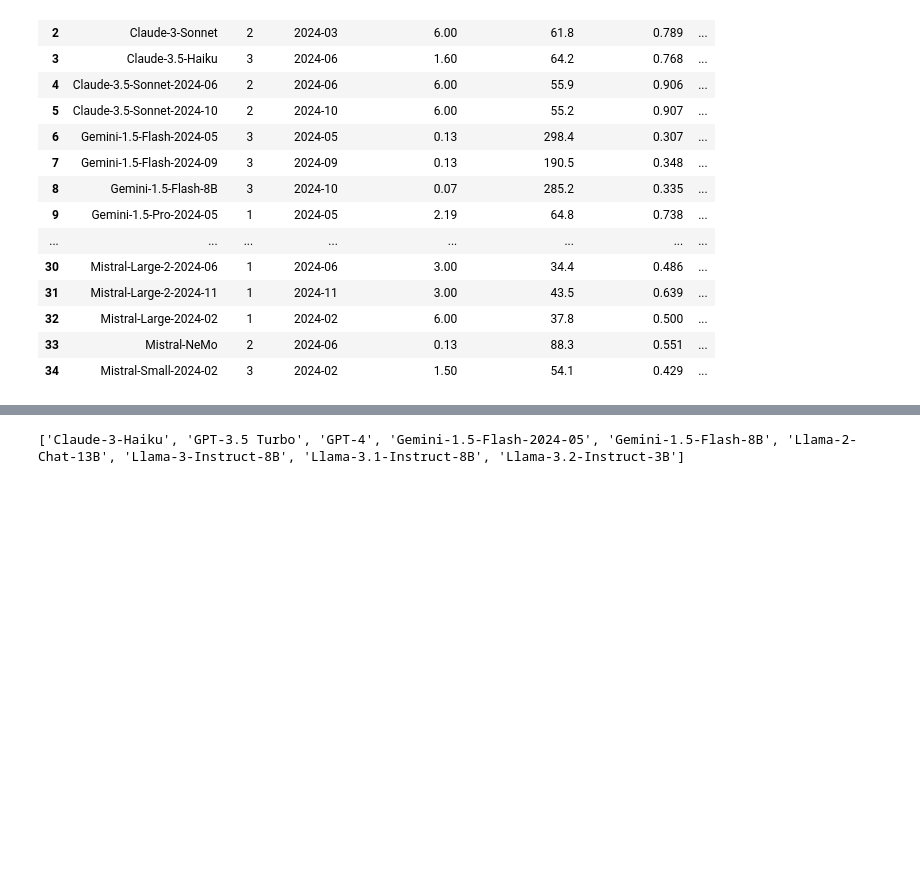
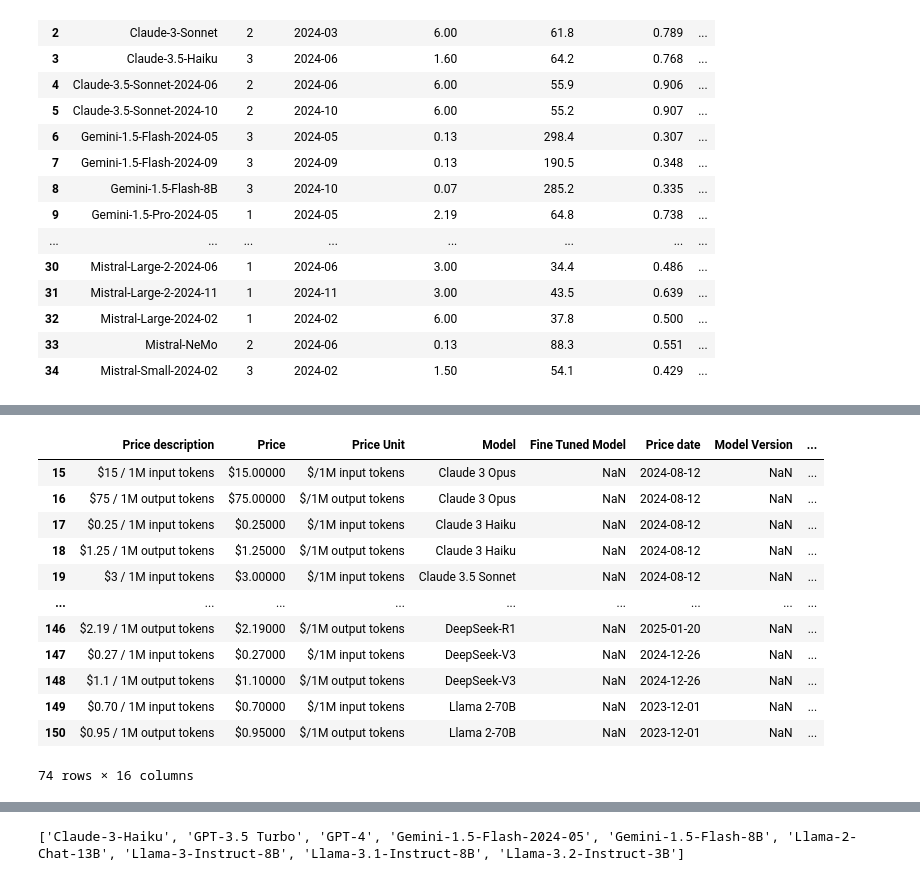
Before and after one commit to epoch-research/llm-benchmark-efficiency, a Jupyter notebook: aa_price_performance.ipynb, the cells around one changed output, grey strips where cells are left out. Saved outputs shown, nothing was run; the diff lists cells and outputs as text; code cells hidden in the pictures; blank space fills up the shorter version.

```diff
--- a/aa_price_performance.ipynb
+++ b/aa_price_performance.ipynb
@@ -43,0 +119,17 @@ aa_df
+# %%
+price_data_not_in_aa = api_price_df[api_price_df['Model'].isin(epoch_models_not_in_aa)]
+price_data_not_in_aa
+# %% [output]
+|  | Price description | Price | Price Unit | Model | Fine Tuned Model | Price date | Model Version | ... |
+| 15 | $15 / 1M input tokens | $15.00000 | $/1M input tokens | Claude 3 Opus | NaN | 2024-08-12 | NaN | ... |
+| 16 | $75 / 1M output tokens | $75.00000 | $/1M output tokens | Claude 3 Opus | NaN | 2024-08-12 | NaN | ... |
+| 17 | $0.25 / 1M input tokens | $0.25000 | $/1M input tokens | Claude 3 Haiku | NaN | 2024-08-12 | NaN | ... |
+| 18 | $1.25 / 1M output tokens | $1.25000 | $/1M output tokens | Claude 3 Haiku | NaN | 2024-08-12 | NaN | ... |
+| 19 | $3 / 1M input tokens | $3.00000 | $/1M input tokens | Claude 3.5 Sonnet | NaN | 2024-08-12 | NaN | ... |
+| ... | ... | ... | ... | ... | ... | ... | ... | ... |
+| 146 | $2.19 / 1M output tokens | $2.19000 | $/1M output tokens | DeepSeek-R1 | NaN | 2025-01-20 | NaN | ... |
+| 147 | $0.27 / 1M input tokens | $0.27000 | $/1M input tokens | DeepSeek-V3 | NaN | 2024-12-26 | NaN | ... |
+| 148 | $1.1 / 1M output tokens | $1.10000 | $/1M output tokens | DeepSeek-V3 | NaN | 2024-12-26 | NaN | ... |
+| 149 | $0.70 / 1M input tokens | $0.70000 | $/1M input tokens | Llama 2-70B | NaN | 2023-12-01 | NaN | ... |
+| 150 | $0.95 / 1M output tokens | $0.95000 | $/1M output tokens | Llama 2-70B | NaN | 2023-12-01 | NaN | ... |
+74 rows × 16 columns
```
Also changed, not shown: parts of 12 cells of this notebook, 2 other files.
